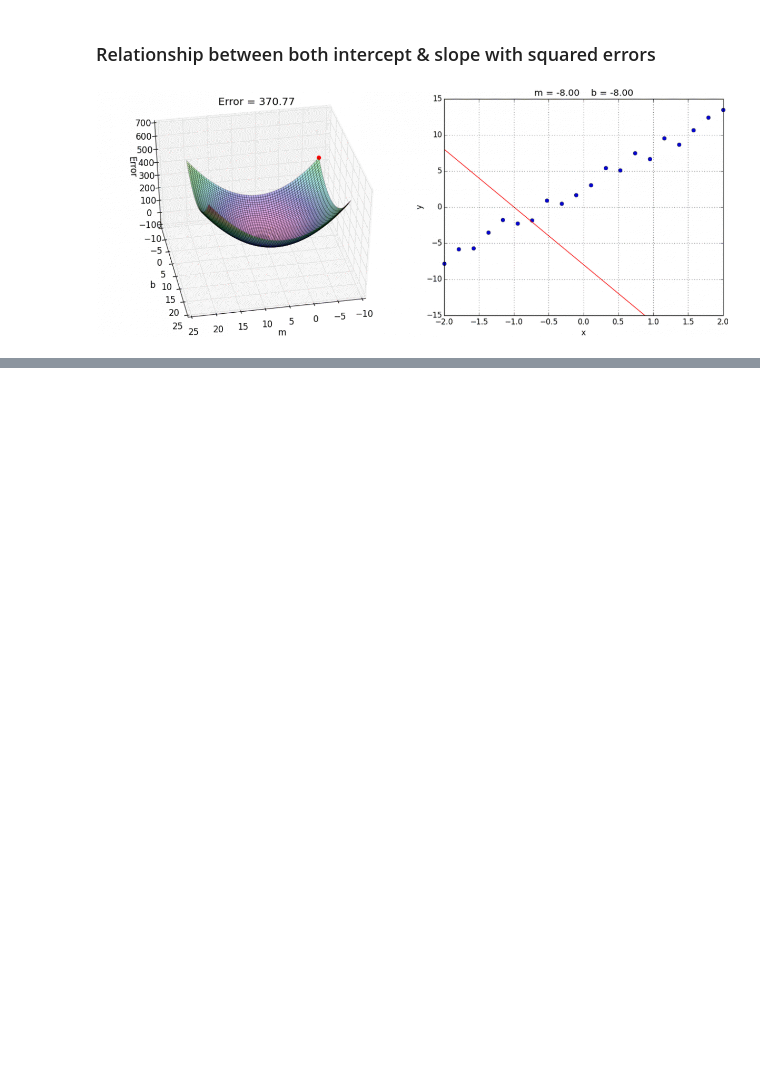
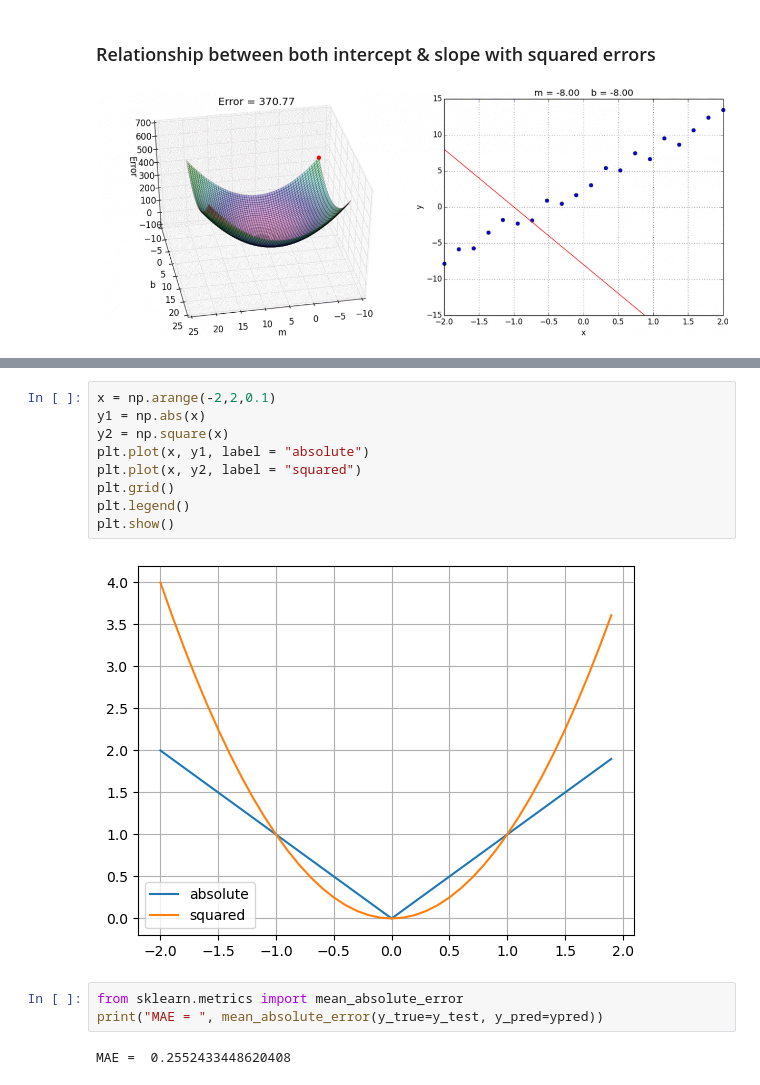
Before and after one commit to PrimEGameR123/Fundamentals-of-Machine-learning, a Jupyter notebook: 2 - Linear Method.ipynb, the cells around one changed output, grey strips where cells are left out. Saved outputs shown, nothing was run; the diff lists cells and outputs as text; blank space fills up the shorter version.

```diff
--- a/2 - Linear Method.ipynb
+++ b/2 - Linear Method.ipynb
@@ -345,0 +369,16 @@ pd.DataFrame({'squared_errors_by_intercepts':errors, 'intercept':intercepts})
+# %%
+x = np.arange(-2,2,0.1)
+y1 = np.abs(x)
+y2 = np.square(x)
+plt.plot(x, y1, label = "absolute")
+plt.plot(x, y2, label = "squared")
+plt.grid()
+plt.legend()
+plt.show()
+# %% [output]
+[figure, added]
+# %%
+from sklearn.metrics import mean_absolute_error
+print("MAE = ", mean_absolute_error(y_true=y_test, y_pred=ypred))
+# %% [output]
+MAE =  0.2552433448620408
```
Also changed, not shown: parts of 61 cells of this notebook.
